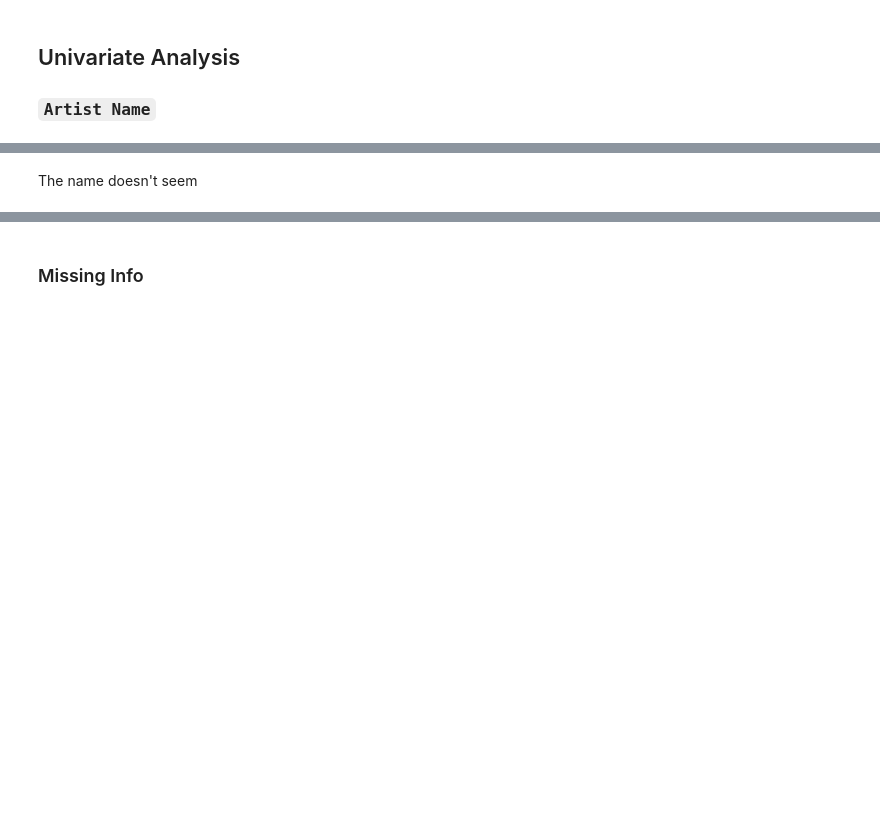
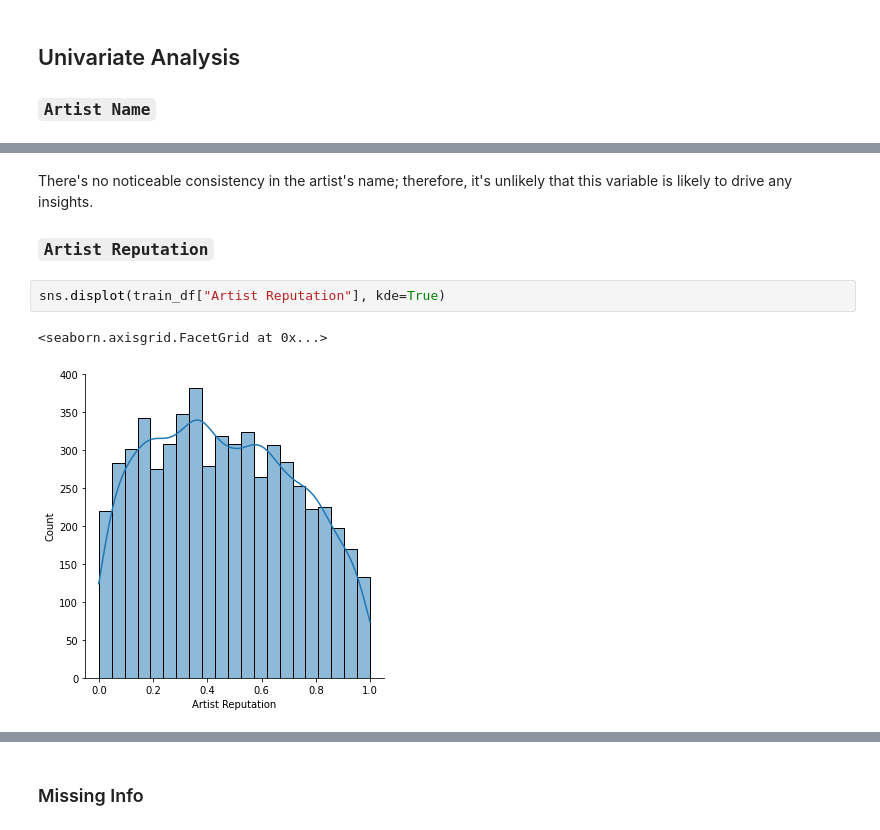
Before and after one commit to jacob5412/HackerEarth-Exhibit-Art, a Jupyter notebook: EDA.ipynb, the cells around one changed output, grey strips where cells are left out. Drawn from its saved outputs; the diff is of its cells as text; blank space fills up the shorter version.

```diff
--- a/EDA.ipynb
+++ b/EDA.ipynb
@@ -121,4 +121,11 @@ Latoya Carrillo    1
 Name: Artist Name, Length: 6449, dtype: int64
 [interactive output not drawn]
 # %% [markdown]
-The name doesn't seem
+There's no noticeable consistency in the artist's name; therefore, it's unlikely that this variable is likely to drive any insights.
+
+### `Artist Reputation`
+# %%
+sns.displot(train_df["Artist Reputation"], kde=True)
+# %% [output]
+<seaborn.axisgrid.FacetGrid at 0x...>
+[figure, added]
```
Also changed, not shown: parts of 2 cells of this notebook.
